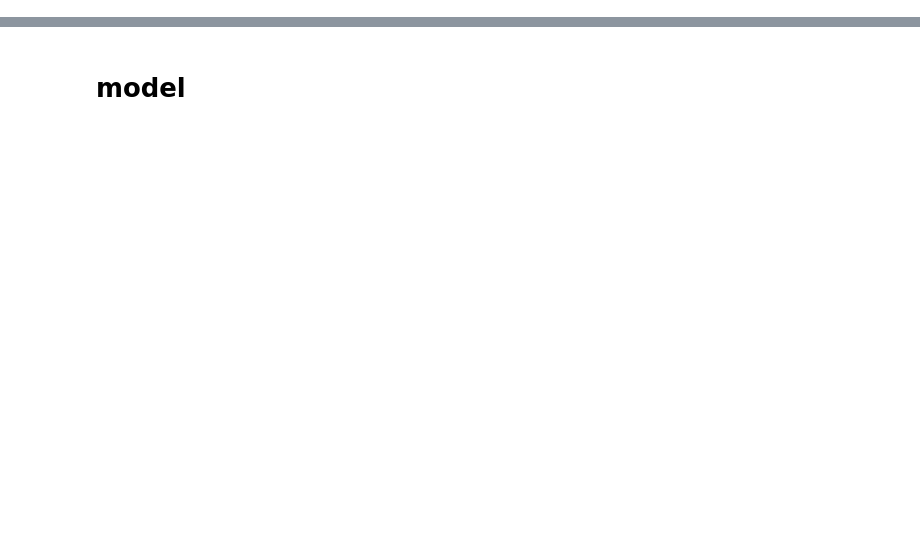
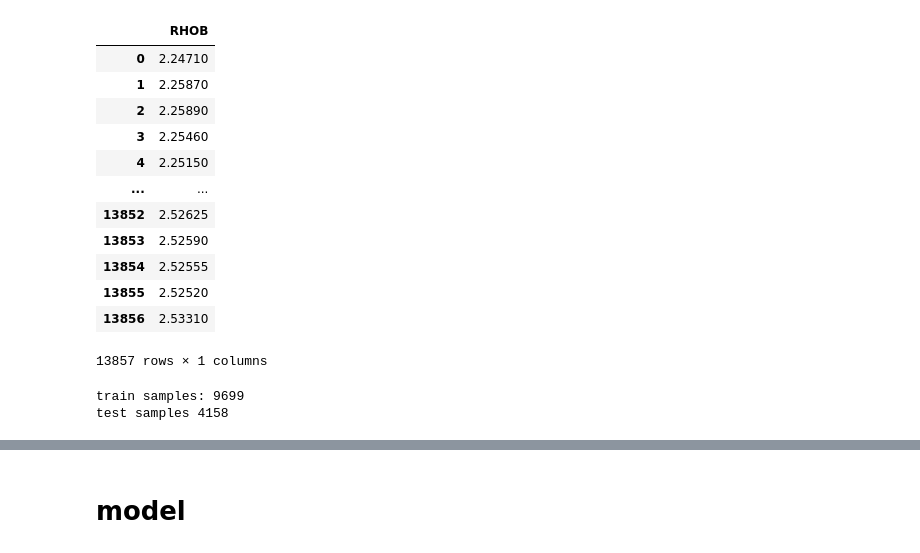
Before and after one commit to dernestbank/Lithology-Log-prediction-, a Jupyter notebook: ANN short.ipynb, the cells around one changed output, grey strips where cells are left out. Drawn from its saved outputs; the diff is of its cells as text; code cells hidden in the pictures; blank space fills up the shorter version.

```diff
--- a/ANN short.ipynb
+++ b/ANN short.ipynb
@@ -65,2 +49,48 @@ test samples 1263
+# %%
+xlsx = pd.ExcelFile('Feat_extracts well1.xlsx')
+df = pd.read_excel(xlsx, 'PCAs')
+dataset_pca= df.copy()
+dataset_pca
+
+
+
+# convert 3d to 2d
+# dataset_pca.pop('PC3')
+
+dataset_pca.pop('index')
+    #convert to dataframe
+# dataset_pca= pd.DataFrame(data1_Sd, columns=dataset_pca.keys())
+
+dataset_pca
+
+# import target column
+
+xlsx_3 = pd.ExcelFile('Feat_extracts well1.xlsx')
+df_3 = pd.read_excel(xlsx_3, 'target')
+pca_target= df_3.copy()
+
+pca_target
+# %% [output]
+|  | RHOB |
+| 0 | 2.24710 |
+| 1 | 2.25870 |
+| 2 | 2.25890 |
+| 3 | 2.25460 |
+| 4 | 2.25150 |
+| ... | ... |
+| 13852 | 2.52625 |
+| 13853 | 2.52590 |
+| 13854 | 2.52555 |
+| 13855 | 2.52520 |
+| 13856 | 2.53310 |
+13857 rows × 1 columns
+# %%
+train_input, test_input, train_target, test_target = model_selection.train_test_split(dataset_pca, pca_target['RHOB'], train_size=0.7)
+
+print('train samples:', len(train_input))
+print('test samples', len(test_input))
+# %% [output]
+train samples: 9699
+test samples 4158
 # %%
 dataset
```
Also changed, not shown: parts of 10 cells of this notebook, 4 other files.
